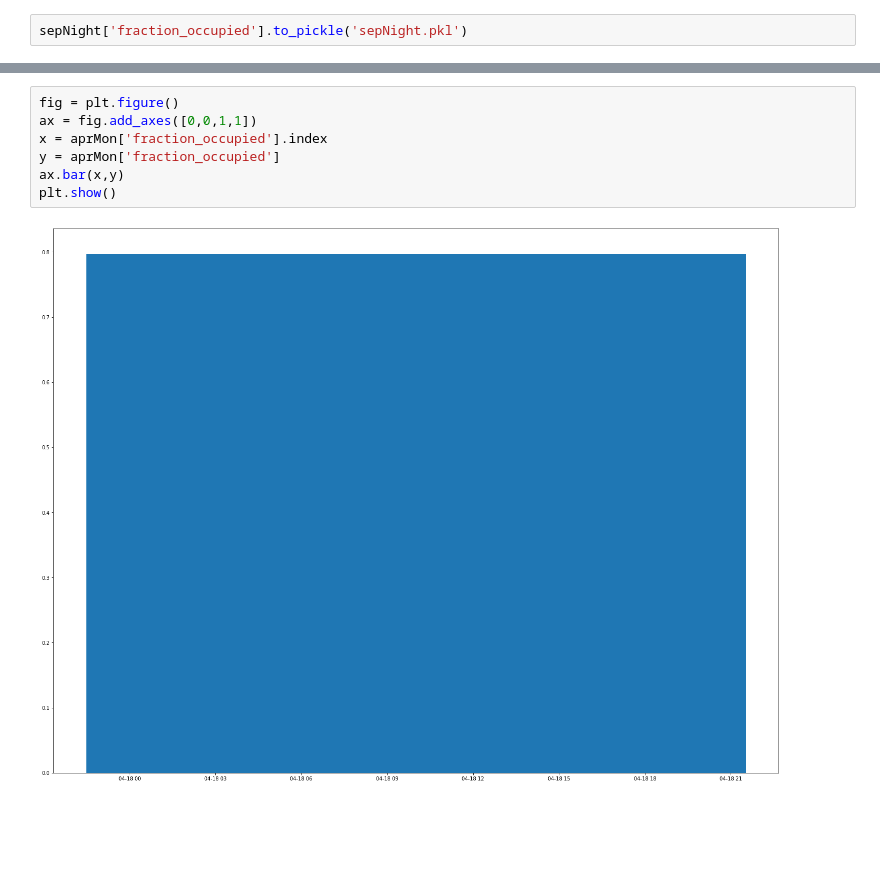
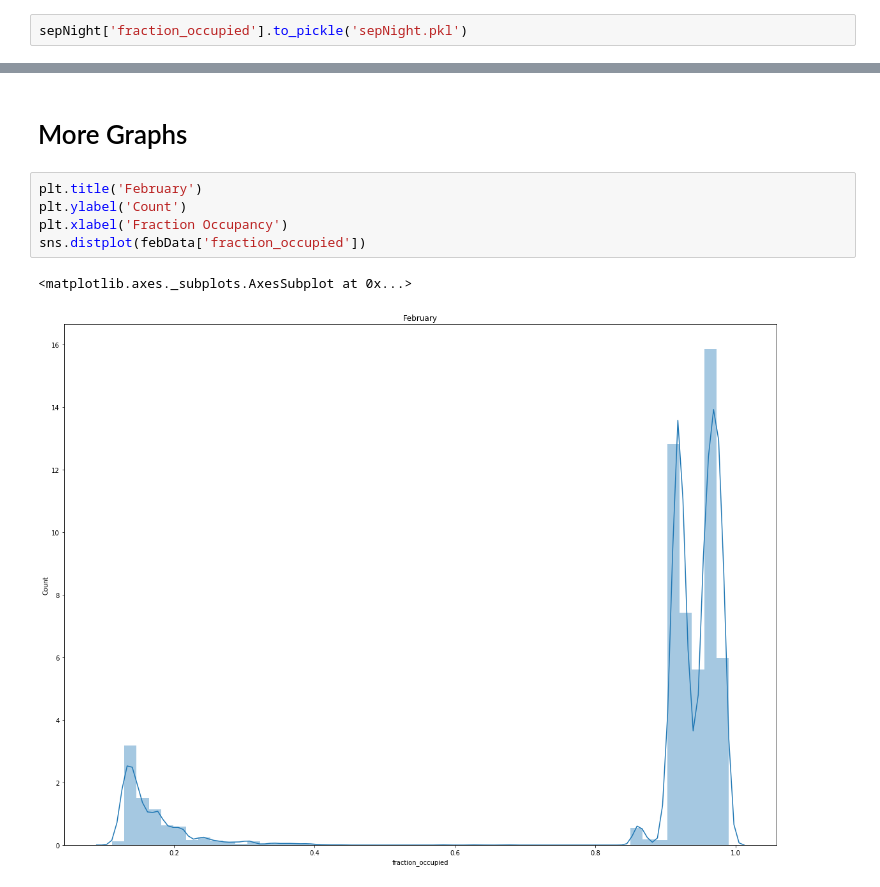
Before and after one commit to AndrewSundaram/VU_SmartCities, a Jupyter notebook: EnergyWorkbook.ipynb, the cells around one changed output, grey strips where cells are left out. Saved outputs shown, nothing was run; the diff lists cells and outputs as text; blank space fills up the shorter version.

```diff
--- a/EnergyWorkbook.ipynb
+++ b/EnergyWorkbook.ipynb
@@ -845,9 +748,10 @@ Name: fraction_occupied, dtype: float64
-# %%
-fig = plt.figure()
-ax = fig.add_axes([0,0,1,1])
-x = aprMon['fraction_occupied'].index
-y = aprMon['fraction_occupied']
-ax.bar(x,y)
-plt.show()
-# %% [output]
-[figure, removed]
+# %% [markdown]
+# More Graphs
+# %%
+plt.title('February')
+plt.ylabel('Count')
+plt.xlabel('Fraction Occupancy')
+sns.distplot(febData['fraction_occupied'])
+# %% [output]
+<matplotlib.axes._subplots.AxesSubplot at 0x...>
+[figure, added]
```
Also changed, not shown: parts of 19 cells of this notebook.
